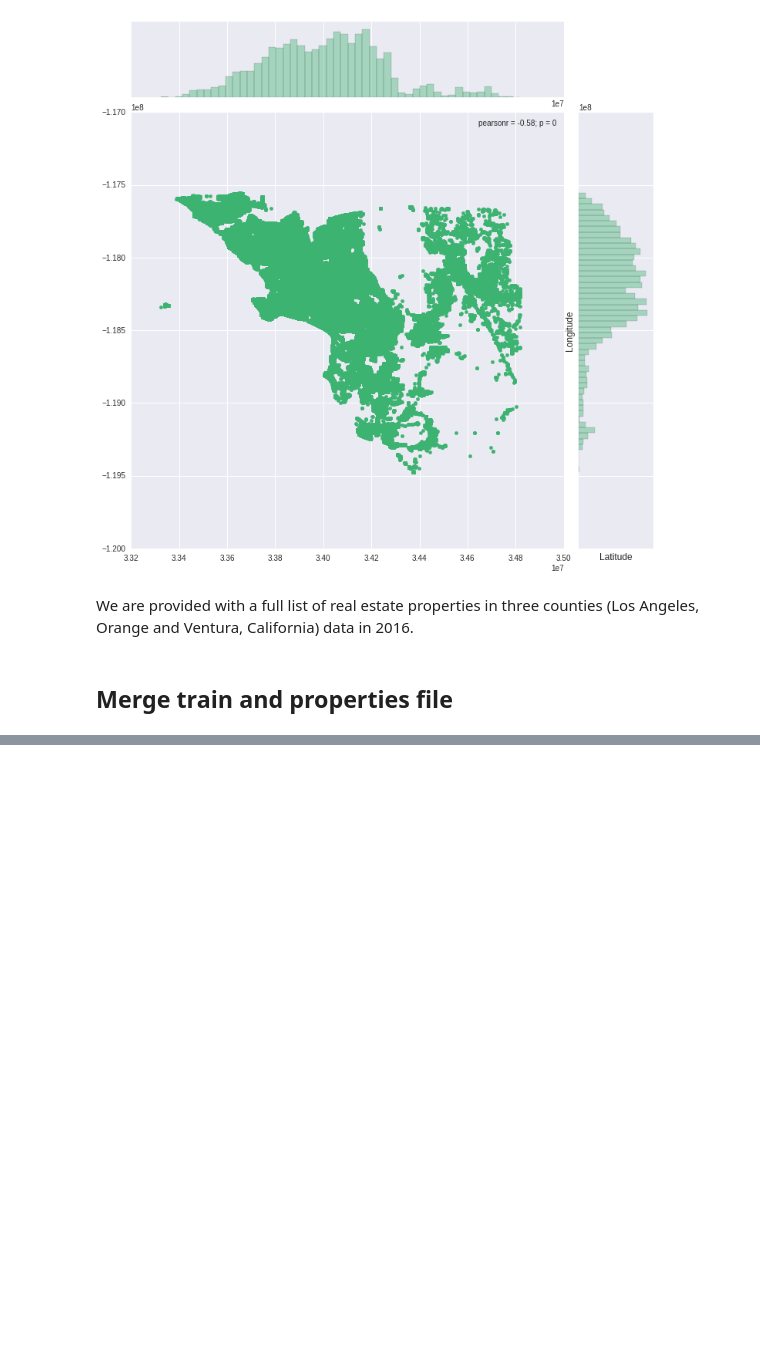
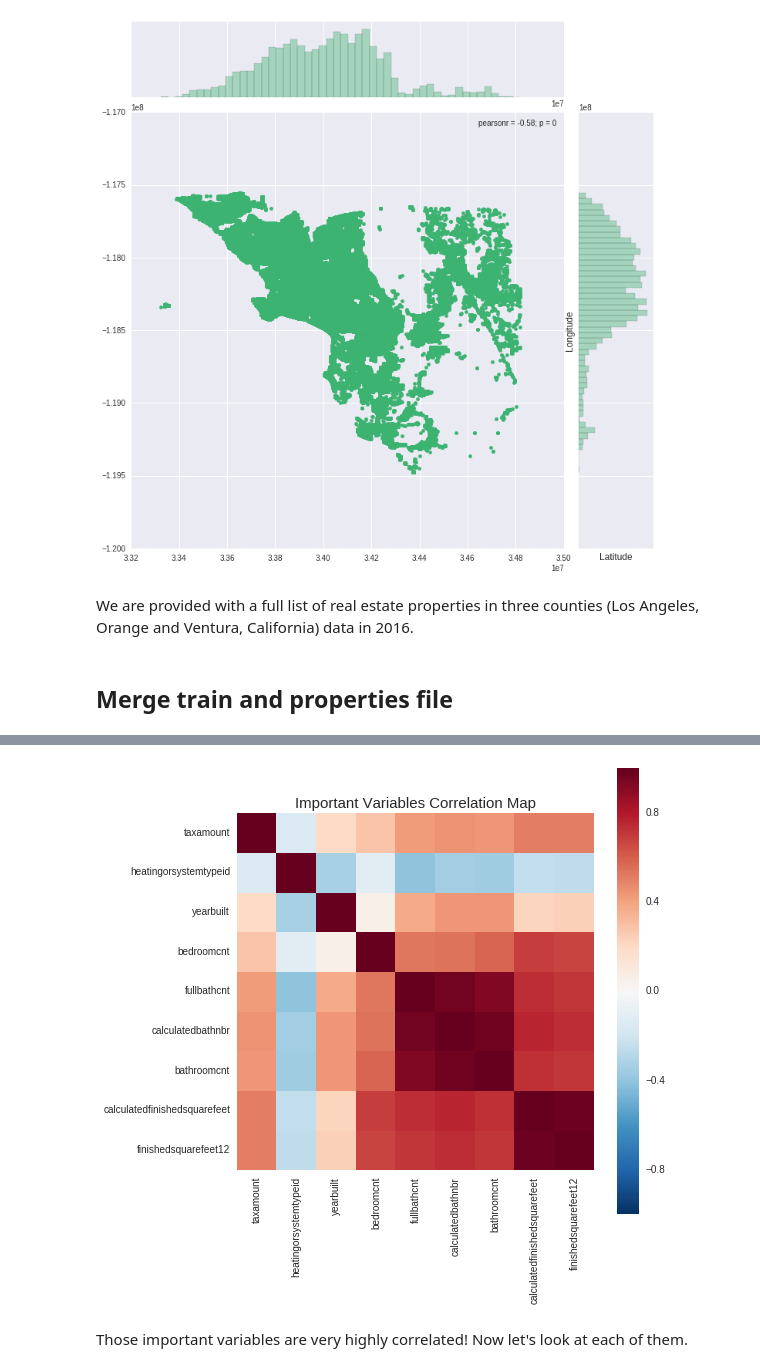
Before and after one commit to Yiming-Gao/Kaggle, a Jupyter notebook: Zillow_Price/zestimate_try.ipynb, the cells around one changed output, grey strips where cells are left out. Cells and saved outputs as stored; diff of their text form; code cells hidden in the pictures; blank space fills up the shorter version.

```diff
--- a/Zillow_Price/zestimate_try.ipynb
+++ b/Zillow_Price/zestimate_try.ipynb
@@ -172,0 +293,3 @@ We are provided with a full list of real estate properties in three counties (Lo
+# %%
+corr_df_sel = corr_df.ix[(corr_df['corr_values'] > 0.02) | (corr_df['corr_values'] < -0.01)]
+corr_df_sel
@@ -172,0 +307,16 @@ We are provided with a full list of real estate properties in three counties (Lo
+# %%
+# a list with high correlative variables
+cols_to_use = corr_df_sel.col_labels.tolist()
+
+temp_df = train_df[cols_to_use]
+corrmat = temp_df.corr(method = "spearman")
+fig, ax = plt.subplots(figsize = (8, 8))
+
+# heatmap
+sns.heatmap(corrmat, vmax = 1., square = True)
+plt.title("Important Variables Correlation Map", fontsize = 15)
+plt.show()
+# %% [output]
+[figure, added]
+# %% [markdown]
+Those important variables are very highly correlated! Now let's look at each of them.
```
Also changed, not shown: parts of 17 cells of this notebook.
